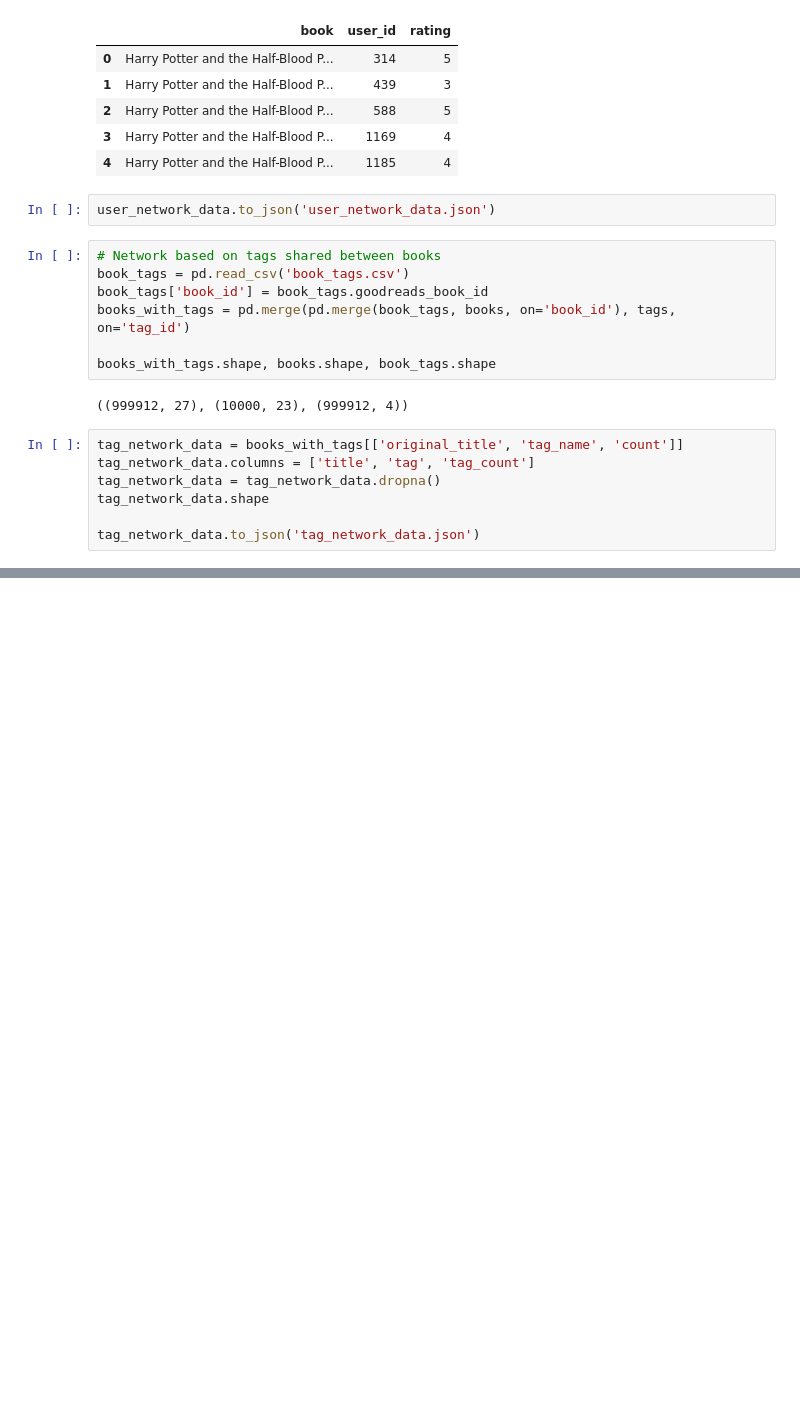
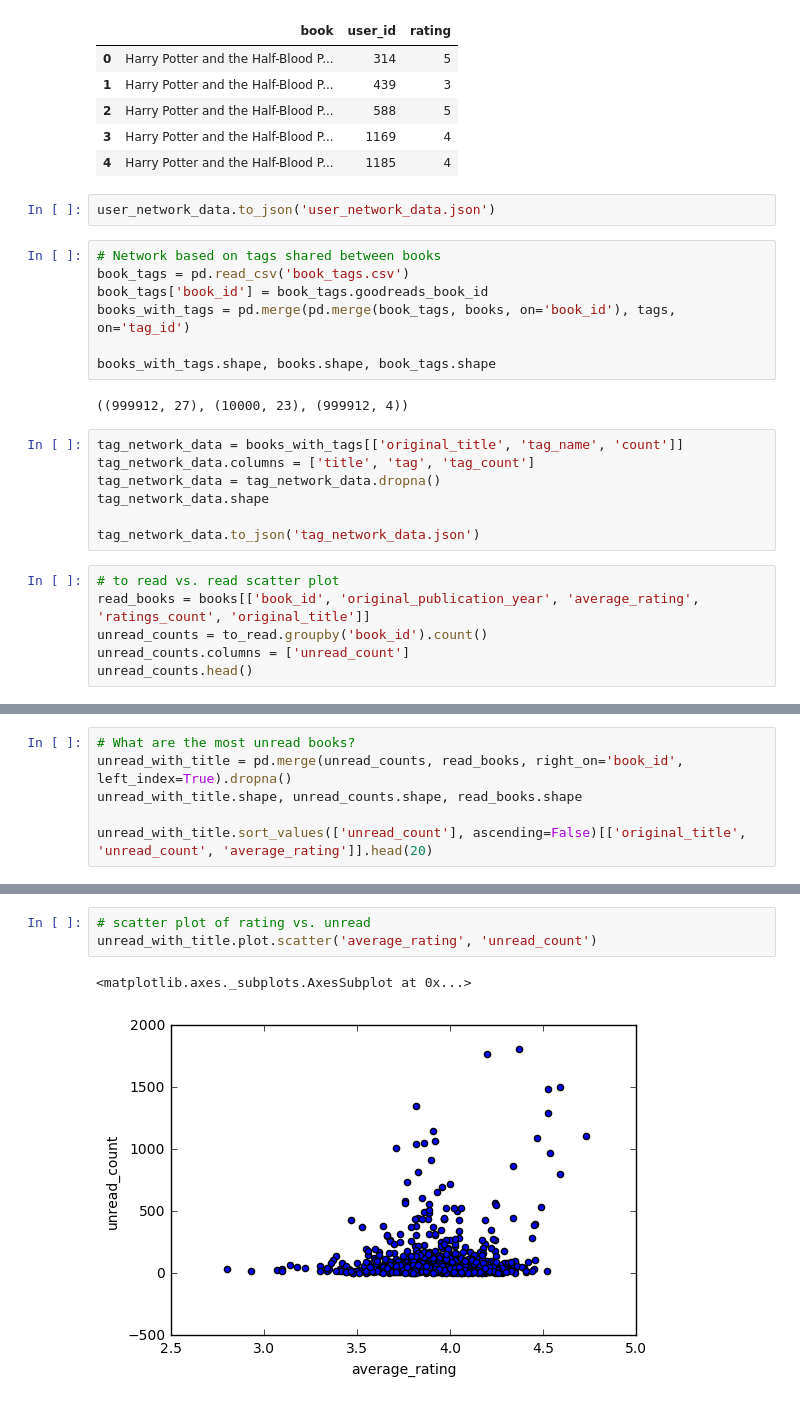
Before and after one commit to morganecf/goodreads-odsc, a Jupyter notebook: explore_goodreads.ipynb, the cells around one changed output, grey strips where cells are left out. Cells and saved outputs as stored; diff of their text form; blank space fills up the shorter version.

Commit message:
Explore unread books

```diff
--- a/explore_goodreads.ipynb
+++ b/explore_goodreads.ipynb
@@ -282,3 +282,9 @@ tag_network_data = tag_network_data.dropna()
 tag_network_data.shape
 
 tag_network_data.to_json('tag_network_data.json')
+# %%
+# to read vs. read scatter plot
+read_books = books[['book_id', 'original_publication_year', 'average_rating', 'ratings_count', 'original_title']]
+unread_counts = to_read.groupby('book_id').count()
+unread_counts.columns = ['unread_count']
+unread_counts.head()
@@ -284,0 +338,6 @@ tag_network_data.to_json('tag_network_data.json')
+# %%
+# What are the most unread books?
+unread_with_title = pd.merge(unread_counts, read_books, right_on='book_id', left_index=True).dropna()
+unread_with_title.shape, unread_counts.shape, read_books.shape
+
+unread_with_title.sort_values(['unread_count'], ascending=False)[['original_title', 'unread_count', 'average_rating']].head(20)
@@ -284,0 +362,6 @@ tag_network_data.to_json('tag_network_data.json')
+# %%
+# scatter plot of rating vs. unread
+unread_with_title.plot.scatter('average_rating', 'unread_count')
+# %% [output]
+<matplotlib.axes._subplots.AxesSubplot at 0x...>
+[figure, added]
```
Also changed, not shown: parts of 9 cells of this notebook.
